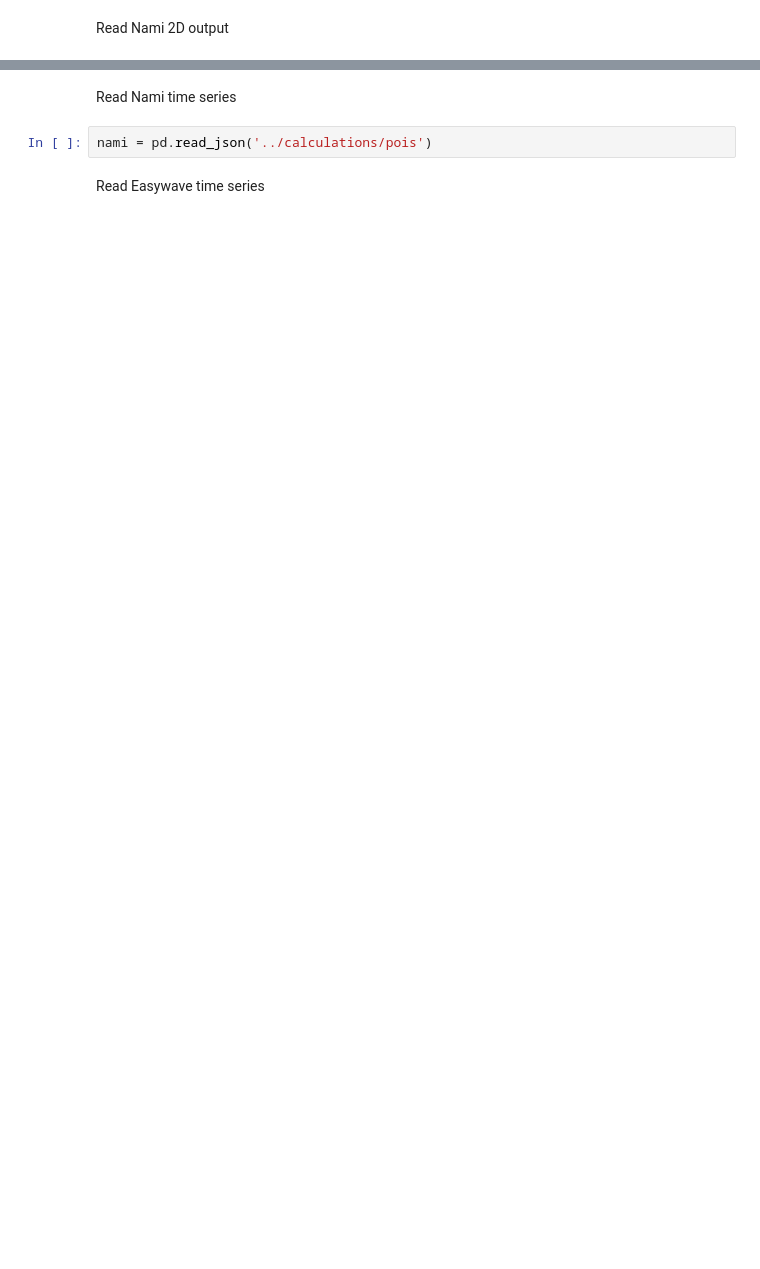
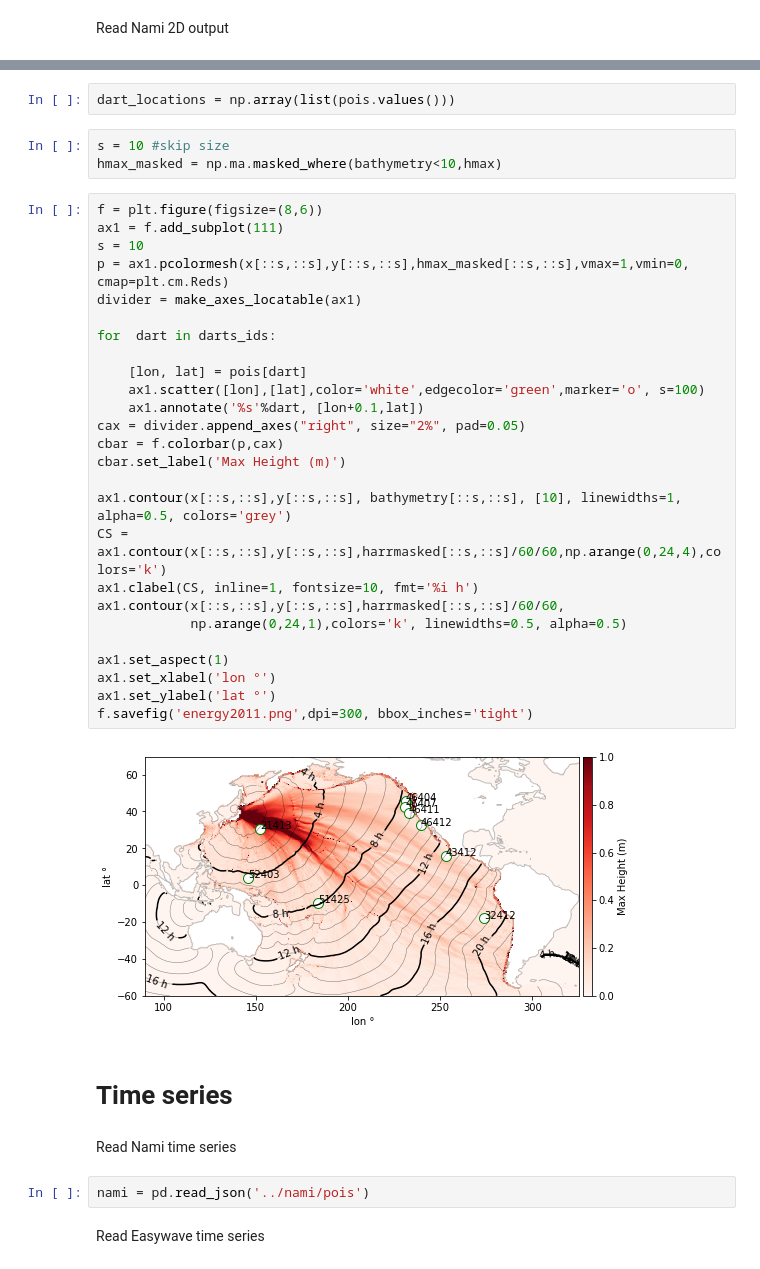
Before and after one commit to jgalazm/comp-geo-paper-figures, a Jupyter notebook: 04_tohoku2011/comparison/finalPlots.ipynb, the cells around one changed output, grey strips where cells are left out. Saved outputs shown, nothing was run; the diff lists cells and outputs as text; blank space fills up the shorter version.

```diff
--- a/04_tohoku2011/comparison/finalPlots.ipynb
+++ b/04_tohoku2011/comparison/finalPlots.ipynb
@@ -40,6 +74,41 @@ harrmasked = np.ma.masked_where(bathymetry<500,harr)
+# %%
+dart_locations = np.array(list(pois.values()))
+# %%
+s = 10 #skip size
+hmax_masked = np.ma.masked_where(bathymetry<10,hmax)
+# %%
+f = plt.figure(figsize=(8,6))
+ax1 = f.add_subplot(111)
+s = 10
+p = ax1.pcolormesh(x[::s,::s],y[::s,::s],hmax_masked[::s,::s],vmax=1,vmin=0, cmap=plt.cm.Reds)
+divider = make_axes_locatable(ax1)
+
+for  dart in darts_ids:
+
+    [lon, lat] = pois[dart]
+    ax1.scatter([lon],[lat],color='white',edgecolor='green',marker='o', s=100)
+    ax1.annotate('%s'%dart, [lon+0.1,lat])
+cax = divider.append_axes("right", size="2%", pad=0.05)
+cbar = f.colorbar(p,cax)
+cbar.set_label('Max Height (m)')
+
+ax1.contour(x[::s,::s],y[::s,::s], bathymetry[::s,::s], [10], linewidths=1, alpha=0.5, colors='grey')
+CS = ax1.contour(x[::s,::s],y[::s,::s],harrmasked[::s,::s]/60/60,np.arange(0,24,4),colors='k')
+ax1.clabel(CS, inline=1, fontsize=10, fmt='%i h')
+ax1.contour(x[::s,::s],y[::s,::s],harrmasked[::s,::s]/60/60,
+            np.arange(0,24,1),colors='k', linewidths=0.5, alpha=0.5)
+
+ax1.set_aspect(1)
+ax1.set_xlabel('lon °')
+ax1.set_ylabel('lat °')
+f.savefig('energy2011.png',dpi=300, bbox_inches='tight')
+# %% [output]
+[figure, added]
+# %% [markdown]
+# Time series
 # %% [markdown]
 Read Nami time series
 # %%
-nami = pd.read_json('../calculations/pois')
+nami = pd.read_json('../nami/pois')
 # %% [markdown]
 Read Easywave time series
```
Also changed, not shown: parts of 24 cells of this notebook, 5 other files.
